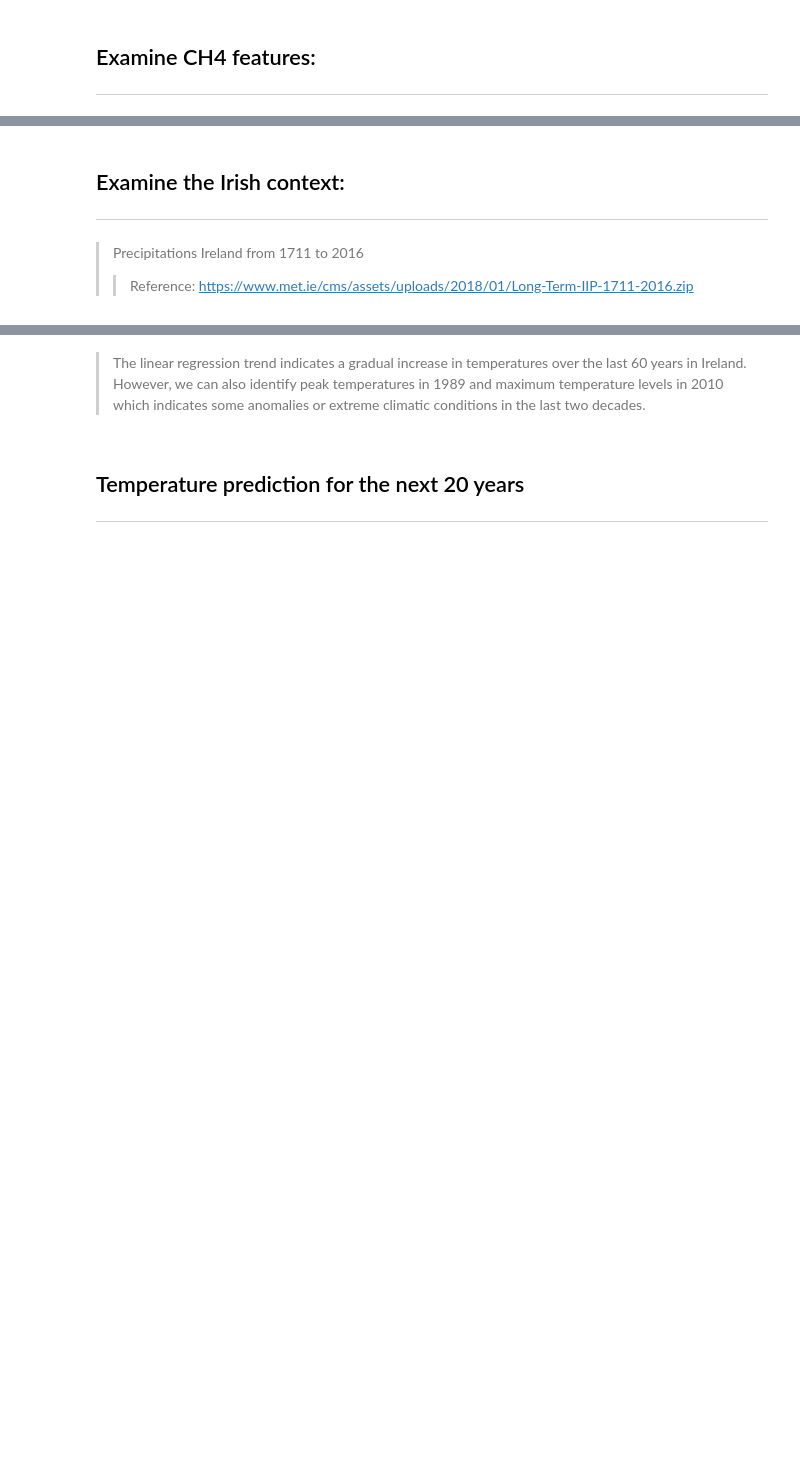
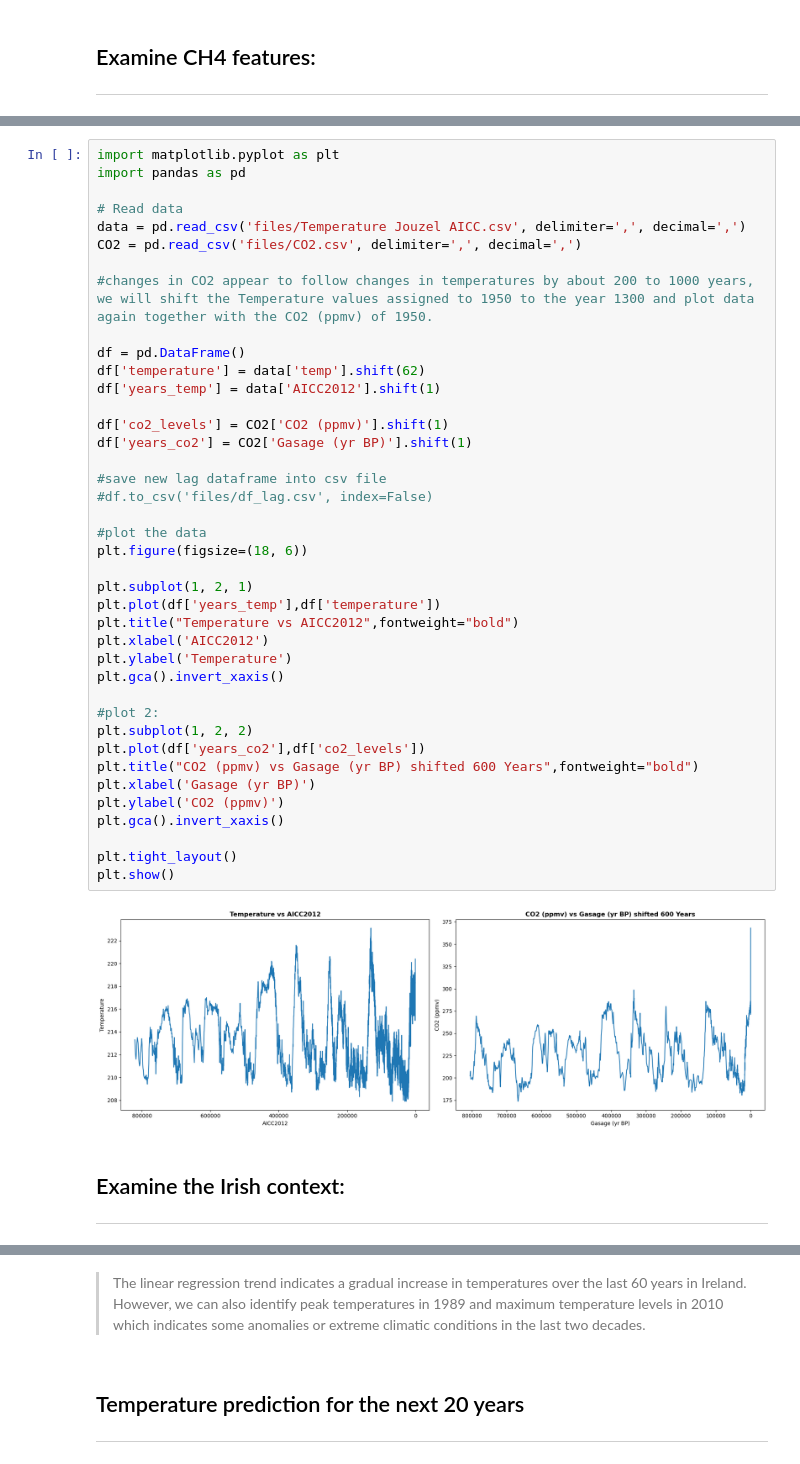
Before and after one commit to yimak/Programming_for_DA_project_2, a Jupyter notebook: project.ipynb, the cells around one changed output, grey strips where cells are left out. Drawn from its saved outputs; the diff is of its cells as text; blank space fills up the shorter version.

Commit message:
references

```diff
--- a/project.ipynb
+++ b/project.ipynb
@@ -293,6 +289,45 @@ Reference: https://www.bmj.com/about-bmj/resources-readers/publications/statisti
+# %%
+import matplotlib.pyplot as plt
+import pandas as pd
+
+# Read data
+data = pd.read_csv('files/Temperature Jouzel AICC.csv', delimiter=',', decimal=',')
+CO2 = pd.read_csv('files/CO2.csv', delimiter=',', decimal=',')
+
+#changes in CO2 appear to follow changes in temperatures by about 200 to 1000 years, we will shift the Temperature values assigned to 1950 to the year 1300 and plot data again together with the CO2 (ppmv) of 1950.
+
+df = pd.DataFrame()
+df['temperature'] = data['temp'].shift(62)
+df['years_temp'] = data['AICC2012'].shift(1)
+
+df['co2_levels'] = CO2['CO2 (ppmv)'].shift(1)
+df['years_co2'] = CO2['Gasage (yr BP)'].shift(1)
+
+#save new lag dataframe into csv file
+#df.to_csv('files/df_lag.csv', index=False)
+
+#plot the data
+plt.figure(figsize=(18, 6))
+
+plt.subplot(1, 2, 1)
+plt.plot(df['years_temp'],df['temperature'])
+plt.title("Temperature vs AICC2012",fontweight="bold")
+plt.xlabel('AICC2012')
+plt.ylabel('Temperature')
+plt.gca().invert_xaxis()
+
+#plot 2:
+plt.subplot(1, 2, 2)
+plt.plot(df['years_co2'],df['co2_levels'])
+plt.title("CO2 (ppmv) vs Gasage (yr BP) shifted 600 Years",fontweight="bold")
+plt.xlabel('Gasage (yr BP)')
+plt.ylabel('CO2 (ppmv)')
+plt.gca().invert_xaxis()
+
+plt.tight_layout()
+plt.show()
+# %% [output]
+[figure, added]
 # %% [markdown]
 ## Examine the Irish context:
 --------------------------------------
-# %% [markdown]
->Precipitations Ireland from 1711 to 2016
->>Reference: https://www.met.ie/cms/assets/uploads/2018/01/Long-Term-IIP-1711-2016.zip
```
Also changed, not shown: parts of 32 cells of this notebook, 10 other files.
